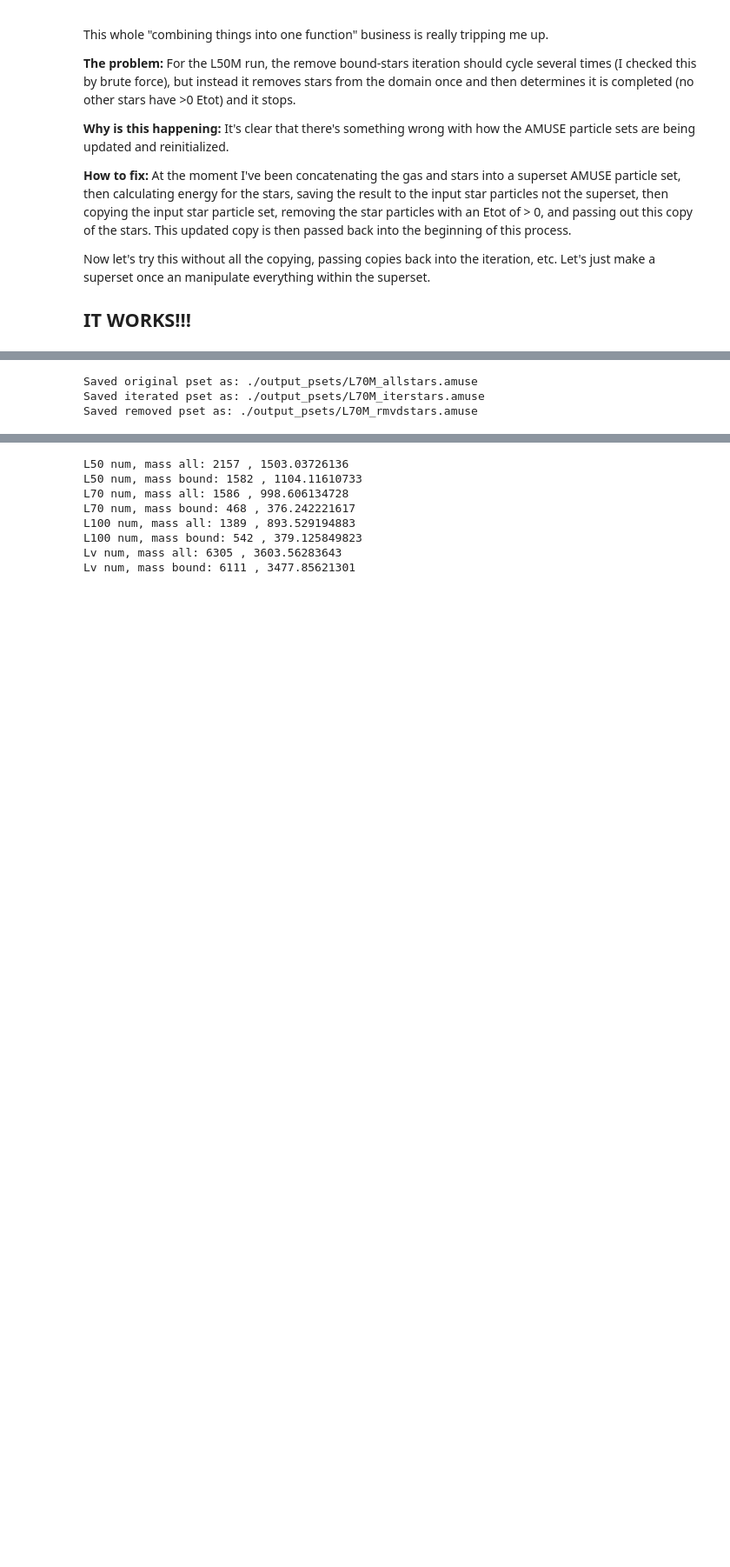
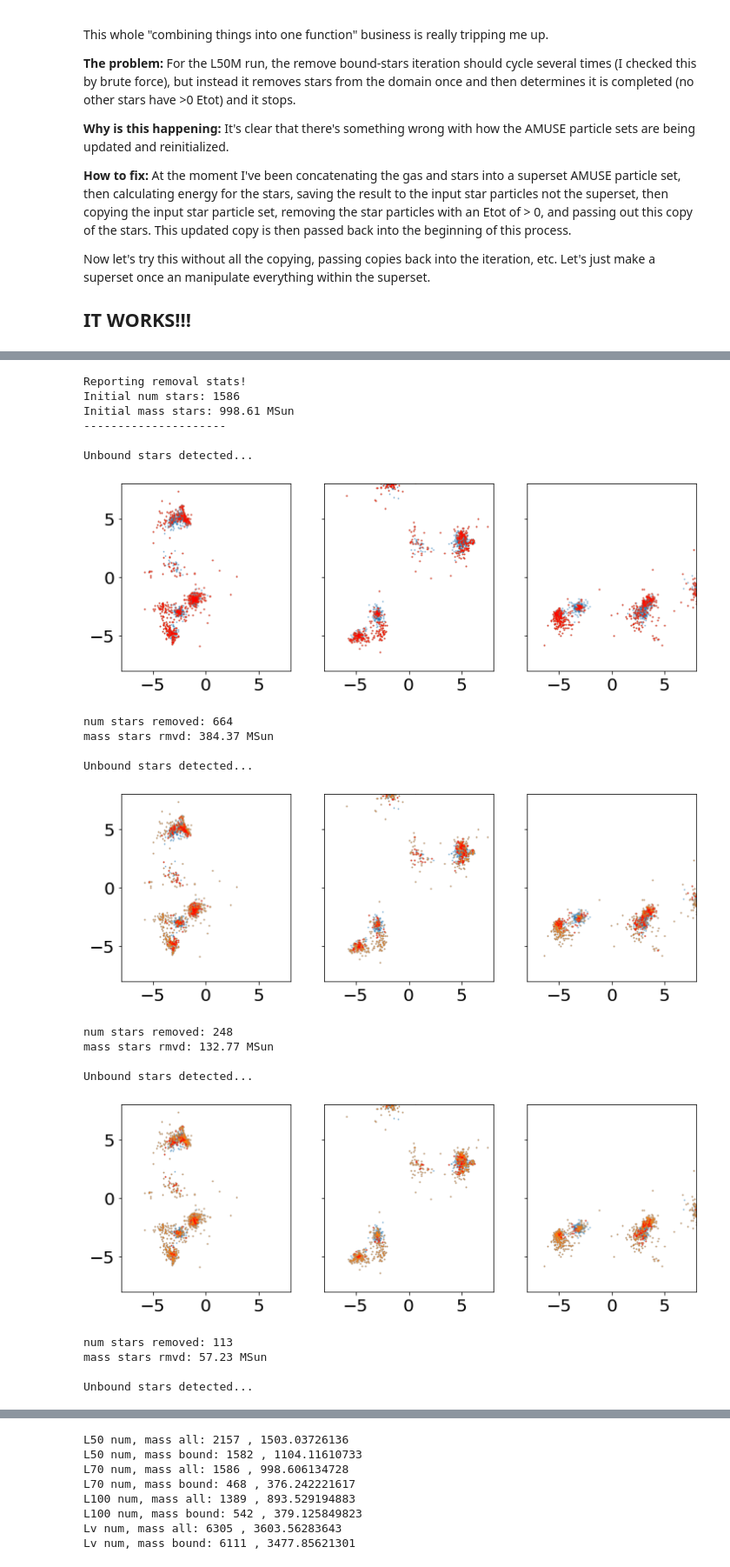
Before and after one commit to seanlabean/Iterative-cluster-finder, a Jupyter notebook: iterative-cluster-finder.ipynb, the cells around one changed output, grey strips where cells are left out. Shown at 87% size. Cells and saved outputs as stored; diff of their text form; code cells hidden in the pictures; blank space fills up the shorter version.

```diff
--- a/iterative-cluster-finder.ipynb
+++ b/iterative-cluster-finder.ipynb
@@ -826,16 +980,34 @@ Saved removed pset as: ./output_psets/L50M_rmvdstars.amuse
 # %%
 L70M_plt = "../Torch-Analysis/Paper1-runs-snapshots/L3-70M/2tff_hdf5_plt_1334"
 L70M_part = "../Torch-Analysis/Paper1-runs-snapshots/L3-70M/2tff_hdf5_part_1334"
 
 L70M_superset = setup_superset(L70M_plt, L70M_part, calc_gas_ener=False)
 
 savepath = "./output_psets/L70M_"
 L70M_fsuperset = iterate_remove_stars(L70M_superset,
                                       iterate_gas_ener=False,
-                                      report_removal_stats=False,
+                                      report_removal_stats=True,
                                       save_all_psets=True,
                                       savepath_prefix=savepath)
 # %% [output]
-Saved original pset as: ./output_psets/L70M_allstars.amuse
-Saved iterated pset as: ./output_psets/L70M_iterstars.amuse
-Saved removed pset as: ./output_psets/L70M_rmvdstars.amuse
+Reporting removal stats!
+Initial num stars: 1586
+Initial mass stars: 998.61 MSun
+---------------------
+
+Unbound stars detected...
+[figure, added]
+num stars removed: 664
+mass stars rmvd: 384.37 MSun
+
+Unbound stars detected...
+[figure, added]
+num stars removed: 248
+mass stars rmvd: 132.77 MSun
+
+Unbound stars detected...
+[figure, added]
+num stars removed: 113
+mass stars rmvd: 57.23 MSun
+
+Unbound stars detected...
```
Also changed, not shown: parts of 15 cells of this notebook.
